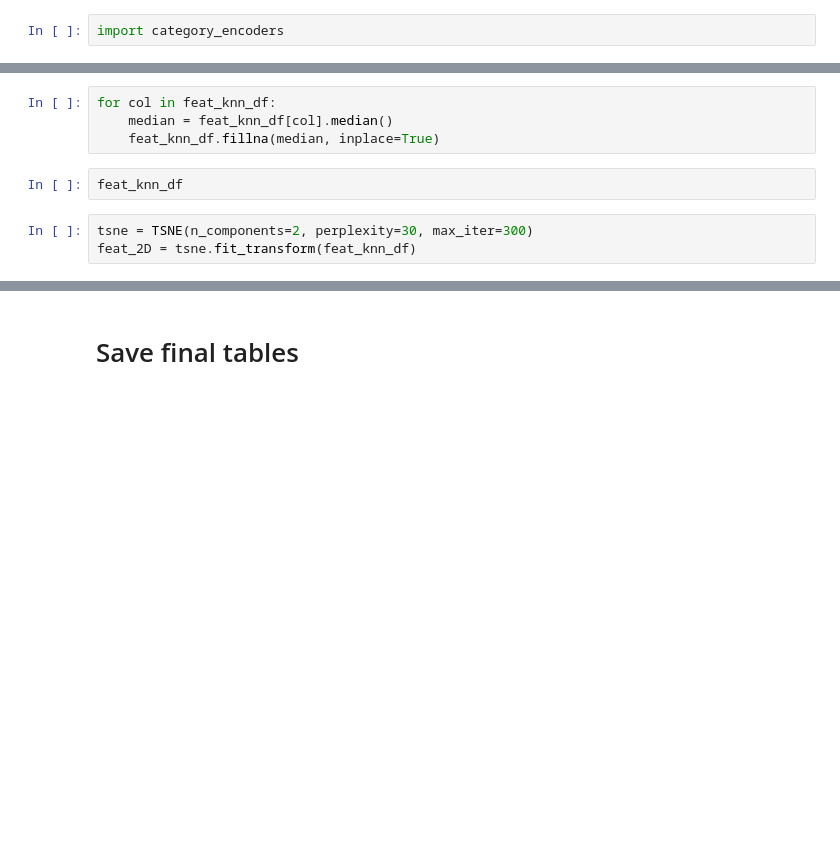
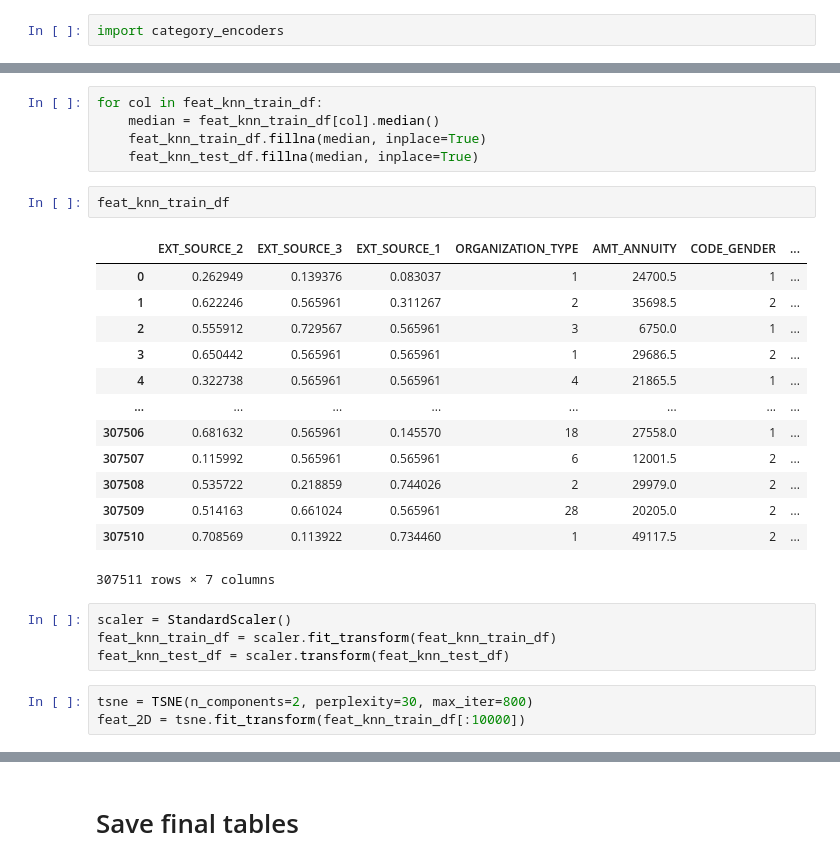
Before and after one commit to USL99/home-credit-default-risk, a Jupyter notebook: notebooks/03_feature_engineering.ipynb, the cells around one changed output, grey strips where cells are left out. Saved outputs shown, nothing was run; the diff lists cells and outputs as text; blank space fills up the shorter version.

```diff
--- a/notebooks/03_feature_engineering.ipynb
+++ b/notebooks/03_feature_engineering.ipynb
@@ -3034,10 +2459,29 @@ feat_knn_df
 # %%
-for col in feat_knn_df:
-    median = feat_knn_df[col].median()
-    feat_knn_df.fillna(median, inplace=True)
+for col in feat_knn_train_df:
+    median = feat_knn_train_df[col].median()
+    feat_knn_train_df.fillna(median, inplace=True)
+    feat_knn_test_df.fillna(median, inplace=True)
 # %%
-feat_knn_df
+feat_knn_train_df
+# %% [output]
+|  | EXT_SOURCE_2 | EXT_SOURCE_3 | EXT_SOURCE_1 | ORGANIZATION_TYPE | AMT_ANNUITY | CODE_GENDER | ... |
+| 0 | 0.262949 | 0.139376 | 0.083037 | 1 | 24700.5 | 1 | ... |
+| 1 | 0.622246 | 0.565961 | 0.311267 | 2 | 35698.5 | 2 | ... |
+| 2 | 0.555912 | 0.729567 | 0.565961 | 3 | 6750.0 | 1 | ... |
+| 3 | 0.650442 | 0.565961 | 0.565961 | 1 | 29686.5 | 2 | ... |
+| 4 | 0.322738 | 0.565961 | 0.565961 | 4 | 21865.5 | 1 | ... |
+| ... | ... | ... | ... | ... | ... | ... | ... |
+| 307506 | 0.681632 | 0.565961 | 0.145570 | 18 | 27558.0 | 1 | ... |
+| 307507 | 0.115992 | 0.565961 | 0.565961 | 6 | 12001.5 | 2 | ... |
+| 307508 | 0.535722 | 0.218859 | 0.744026 | 2 | 29979.0 | 2 | ... |
+| 307509 | 0.514163 | 0.661024 | 0.565961 | 28 | 20205.0 | 2 | ... |
+| 307510 | 0.708569 | 0.113922 | 0.734460 | 1 | 49117.5 | 2 | ... |
+307511 rows × 7 columns
+# %%
+scaler = StandardScaler()
+feat_knn_train_df = scaler.fit_transform(feat_knn_train_df)
+feat_knn_test_df = scaler.transform(feat_knn_test_df)
 # %%
-tsne = TSNE(n_components=2, perplexity=30, max_iter=300)
-feat_2D = tsne.fit_transform(feat_knn_df)
+tsne = TSNE(n_components=2, perplexity=30, max_iter=800)
+feat_2D = tsne.fit_transform(feat_knn_train_df[:10000])
 # %%
```
Also changed, not shown: parts of 69 cells of this notebook, 1 other file.
